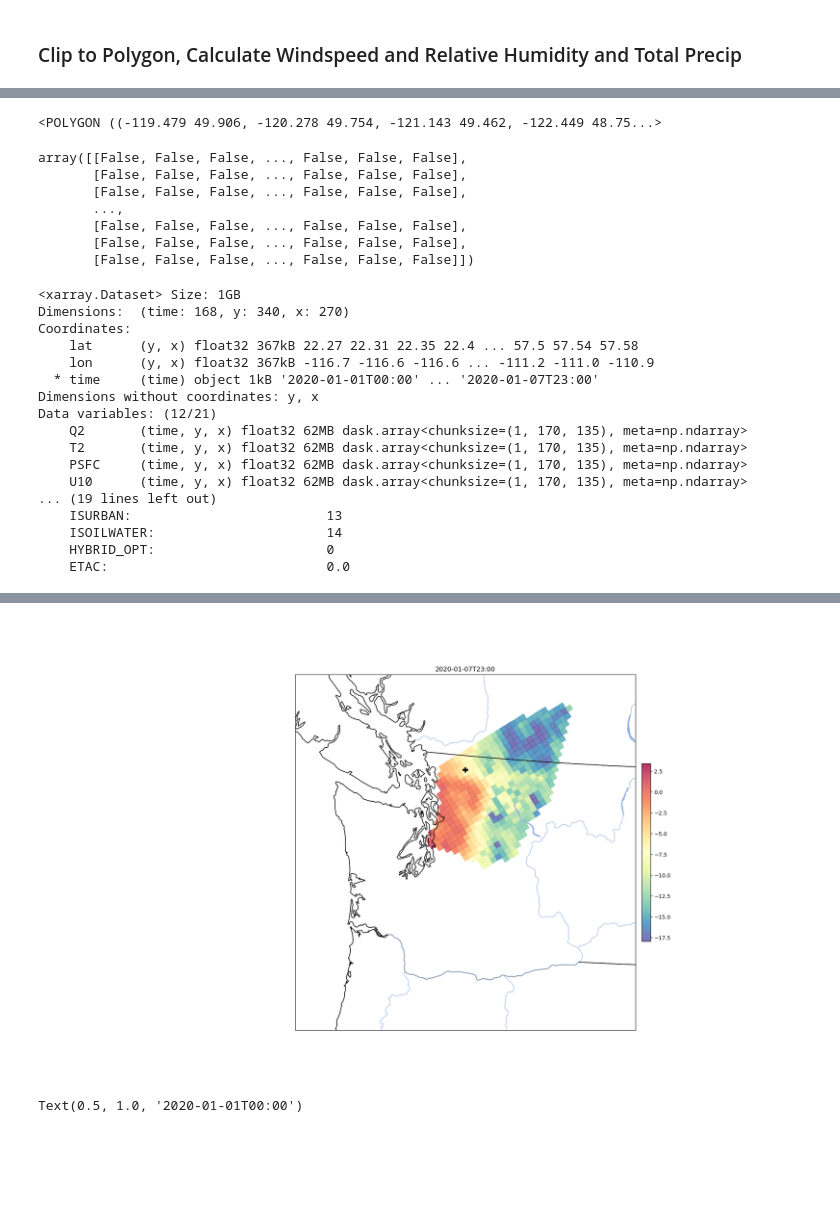
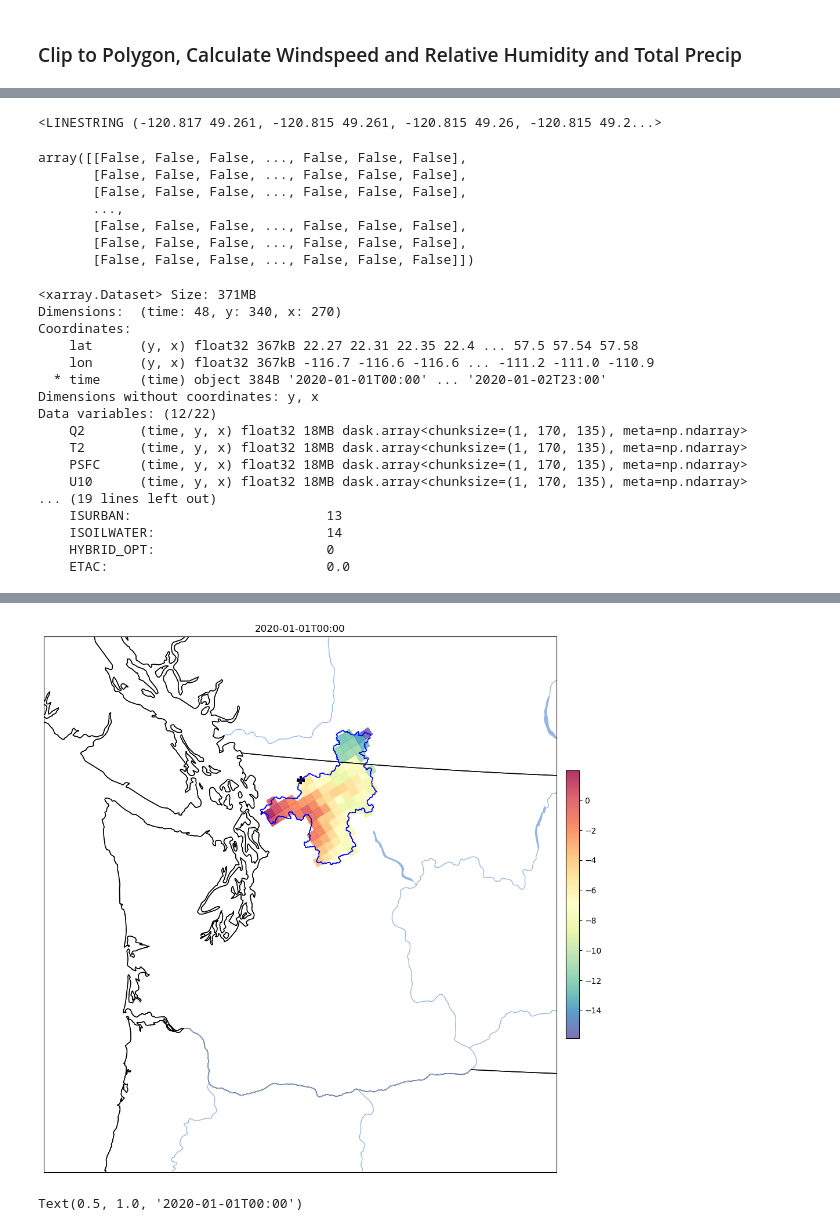
Before and after one commit to jakes44/skagit-met, a Jupyter notebook: WRF_Downloader.ipynb, the cells around one changed output, grey strips where cells are left out. Drawn from its saved outputs; the diff is of its cells as text; code cells hidden in the pictures; blank space fills up the shorter version.

```diff
--- a/WRF_Downloader.ipynb
+++ b/WRF_Downloader.ipynb
@@ -83,4 +83,4 @@ Time to download 168 files: 25 seconds
 # %%
-x = xr.open_mfdataset("data/[!wrfinput]*", combine='nested', concat_dim='Time')
+x = xr.open_mfdataset("data/[!wrfinput|GIS]*", combine='nested', concat_dim='Time')
 x
 # %% [output]
@@ -170,13 +170,13 @@ cen_lon = x.CEN_LON
 sp1 = x.TRUELAT1
 sp2 = x.TRUELAT2
 
-mask = gpd.read_file('skagit_bound_poly.json')
+mask = gpd.read_file('data/GIS/SkagitRiver_BasinBoundary.json')
 # %%
-mask.geometry.item()
+mask.geometry[0].boundary
 # %% [output]
-<POLYGON ((-119.479 49.906, -120.278 49.754, -121.143 49.462, -122.449 48.75...>
+<LINESTRING (-120.817 49.261, -120.815 49.261, -120.815 49.26, -120.815 49.2...>
 # %%
-skagit_mask = vectorized.contains(mask.geometry.item(), x.lon.values, x.lat.values)
+skagit_mask = vectorized.contains(mask.geometry[0], x.lon.values, x.lat.values)
 skagit_mask
 # Bias towards indluding touching bounsing boxes
 # %% [output]
@@ -191,18 +191,18 @@ array([[False, False, False, ..., False, False, False],
 masked_data_set = x.where(skagit_mask)
 masked_data_set
 # %% [output]
-<xarray.Dataset> Size: 1GB
-Dimensions:  (time: 168, y: 340, x: 270)
+<xarray.Dataset> Size: 371MB
+Dimensions:  (time: 48, y: 340, x: 270)
 Coordinates:
     lat      (y, x) float32 367kB 22.27 22.31 22.35 22.4 ... 57.5 57.54 57.58
     lon      (y, x) float32 367kB -116.7 -116.6 -116.6 ... -111.2 -111.0 -110.9
-  * time     (time) object 1kB '2020-01-01T00:00' ... '2020-01-07T23:00'
+  * time     (time) object 384B '2020-01-01T00:00' ... '2020-01-02T23:00'
 Dimensions without coordinates: y, x
-Data variables: (12/21)
-    Q2       (time, y, x) float32 62MB dask.array<chunksize=(1, 170, 135), meta=np.ndarray>
-    T2       (time, y, x) float32 62MB dask.array<chunksize=(1, 170, 135), meta=np.ndarray>
-    PSFC     (time, y, x) float32 62MB dask.array<chunksize=(1, 170, 135), meta=np.ndarray>
-    U10      (time, y, x) float32 62MB dask.array<chunksize=(1, 170, 135), meta=np.ndarray>
+Data variables: (12/22)
+    Q2       (time, y, x) float32 18MB dask.array<chunksize=(1, 170, 135), meta=np.ndarray>
+    T2       (time, y, x) float32 18MB dask.array<chunksize=(1, 170, 135), meta=np.ndarray>
+    PSFC     (time, y, x) float32 18MB dask.array<chunksize=(1, 170, 135), meta=np.ndarray>
+    U10      (time, y, x) float32 18MB dask.array<chunksize=(1, 170, 135), meta=np.ndarray>
 ... (19 lines left out)
     ISURBAN:                         13
     ISOILWATER:                      14
@@ -236,7 +236,9 @@ ax.set_extent([-118, -125, 45, 50], crs=ccrs.PlateCarree())
 mesh = ax.pcolormesh(lons, lats, masked_data_set.T2.sel(time='2020-01-01T00:00')-273.15, transform=ccrs.PlateCarree(), cmap='Spectral_r', alpha=.8)
 fig.colorbar(mesh, ax=ax, shrink=.5, pad=.01)
 mt_baker = ax.scatter(mt_baker_lat_lon[1], mt_baker_lat_lon[0], transform=ccrs.PlateCarree(), marker='+', s=100, c='k', linewidth=3)
+ax.add_geometries([mask.geometry[0]], ccrs.PlateCarree(), edgecolor='blue', facecolor='None')
 plt.title('2020-01-01T00:00')
+
 
 # Uncomment Below to create a gif of temeperature over time
 
@@ -255,4 +254,4 @@ plt.title('2020-01-01T00:00')
-[figure, old version]
+[figure, new version]
 # %%
 import cartopy.crs as ccrs
 import cartopy.feature as cfeature
```
Also changed, not shown: parts of 5 cells of this notebook, 5 other files.
